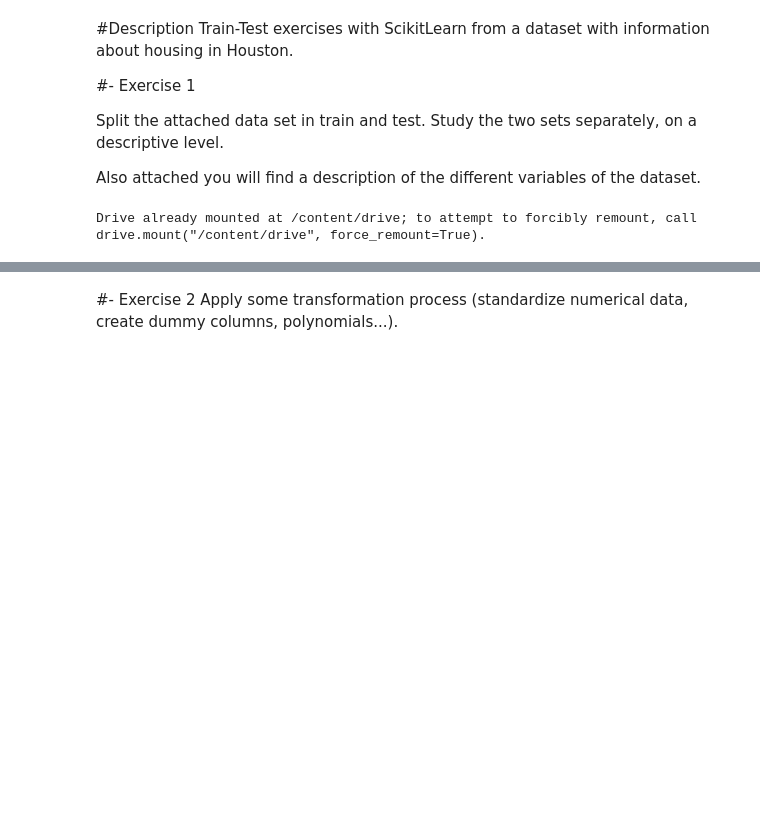
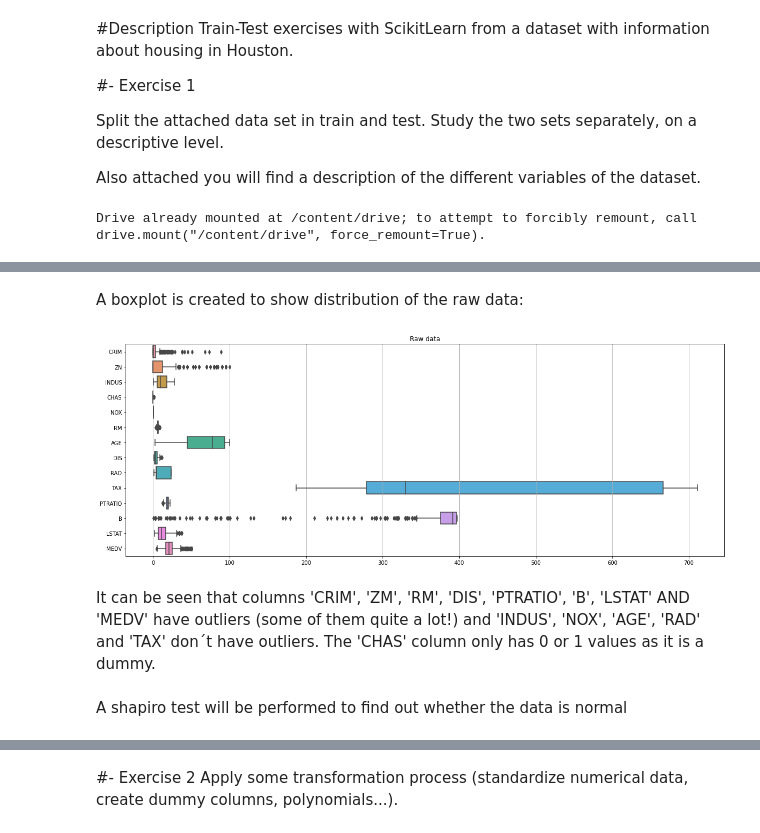
Before and after one commit to ddenebb/hipotesis_testing, a Jupyter notebook: Tasca_M5_T02.ipynb, the cells around one changed output, grey strips where cells are left out. Drawn from its saved outputs; the diff is of its cells as text; code cells hidden in the pictures; blank space fills up the shorter version.

```diff
--- a/Tasca_M5_T02.ipynb
+++ b/Tasca_M5_T02.ipynb
@@ -180,0 +111,15 @@ Name: Pts, dtype: float64
+# %% [markdown]
+A boxplot is created to show distribution of the raw data:
+# %%
+plt.figure(figsize=(20,16))
+
+plt.subplot(2,1,1)
+sns.boxplot(data=df, orient='h');
+plt.title('Raw data')
+plt.grid(axis='x')
+# %% [output]
+[figure, added]
+# %% [markdown]
+It can be seen that columns  'CRIM', 'ZM', 'RM', 'DIS', 'PTRATIO', 'B', 'LSTAT' AND 'MEDV' have outliers (some of them quite a lot!) and 'INDUS', 'NOX', 'AGE', 'RAD' and 'TAX' don´t have outliers. The 'CHAS' column only has 0 or 1 values as it is a dummy.
+# %% [markdown]
+A shapiro test will be performed to find out whether the data is normal
```
Also changed, not shown: parts of 51 cells of this notebook.
